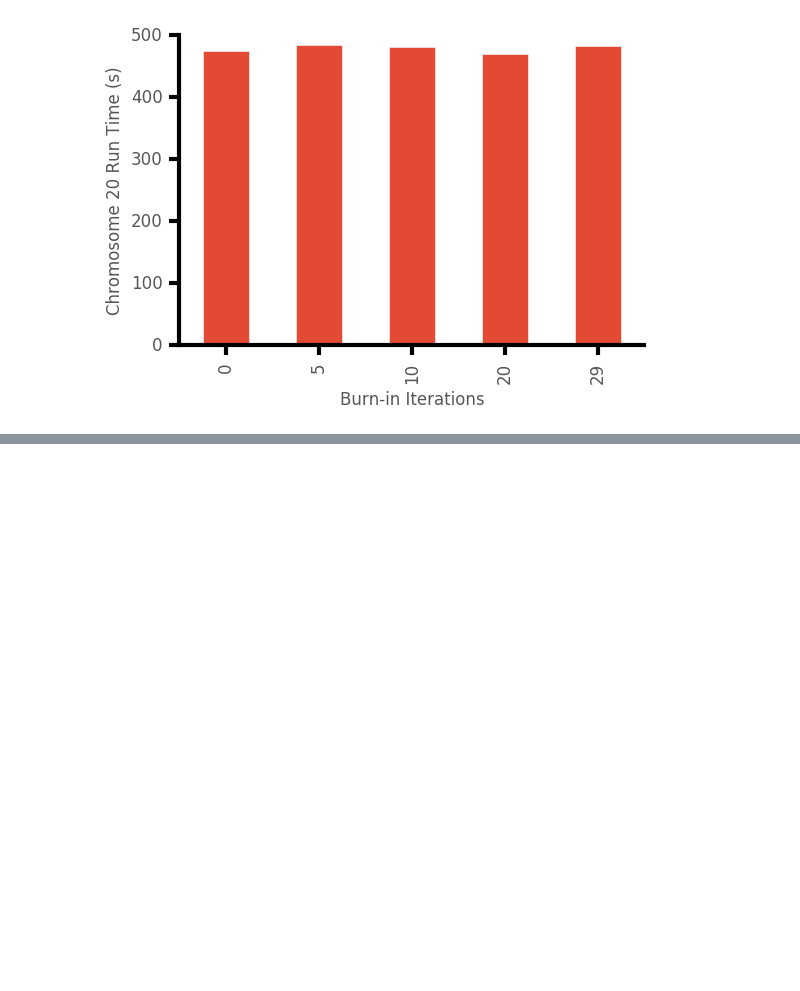
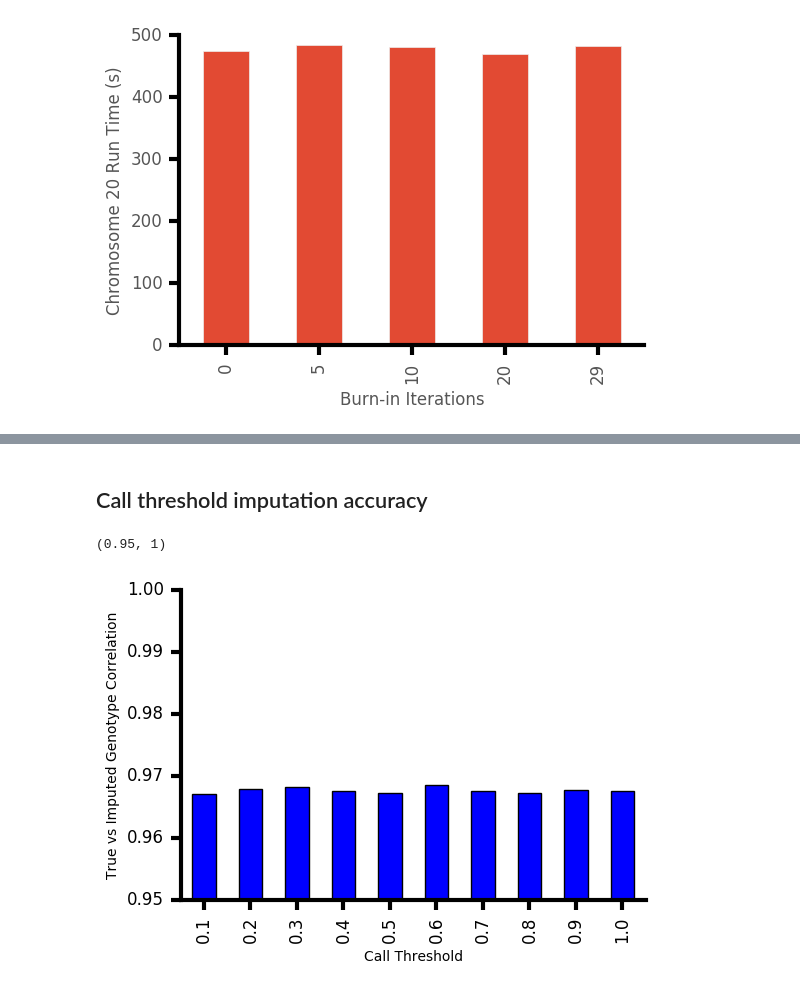
Before and after one commit to jessehoff/Imputation_Project, a Jupyter notebook: permutations_testing.ipynb, the cells around one changed output, grey strips where cells are left out. Drawn from its saved outputs; the diff is of its cells as text; code cells hidden in the pictures; blank space fills up the shorter version.

```diff
--- a/permutations_testing.ipynb
+++ b/permutations_testing.ipynb
@@ -244,0 +282,12 @@ impacc = pd.read_table('./imp_acc/permutations.chr20.accuracies.txt', index_col=
+# %% [markdown]
+## Call threshold imputation accuracy
+# %%
+ax = ct.imp_acc.plot(kind='bar')
+customaxis(ax, c_left = 'k', c_bottom = 'k', c_top = 'none', c_right = 'none')
+ax.set_axis_bgcolor('white')
+ax.set_xlabel('Call Threshold')
+ax.set_ylabel('True vs Imputed Genotype Correlation')
+ax.set_ylim(0.95, 1)
+# %% [output]
+(0.95, 1)
+[figure, added]
```
Also changed, not shown: parts of 16 cells of this notebook, 1 other file.
